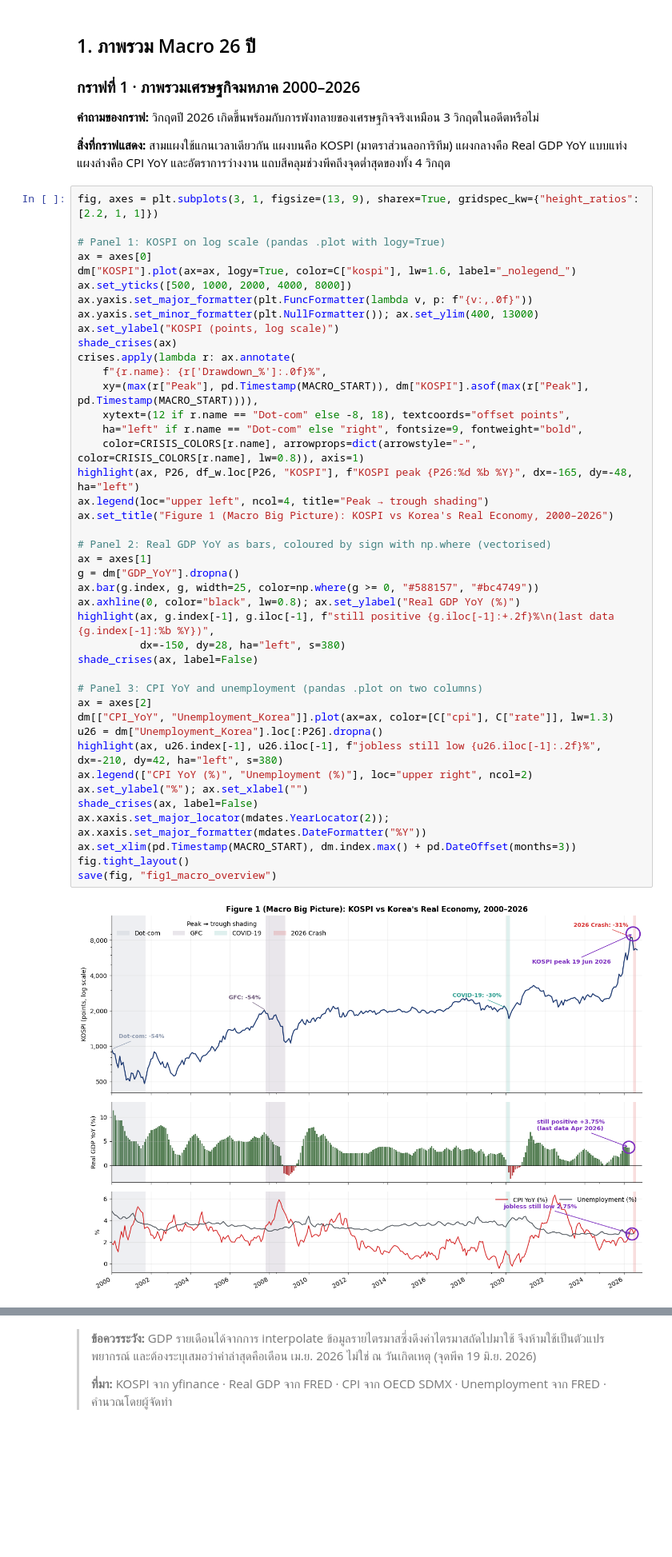
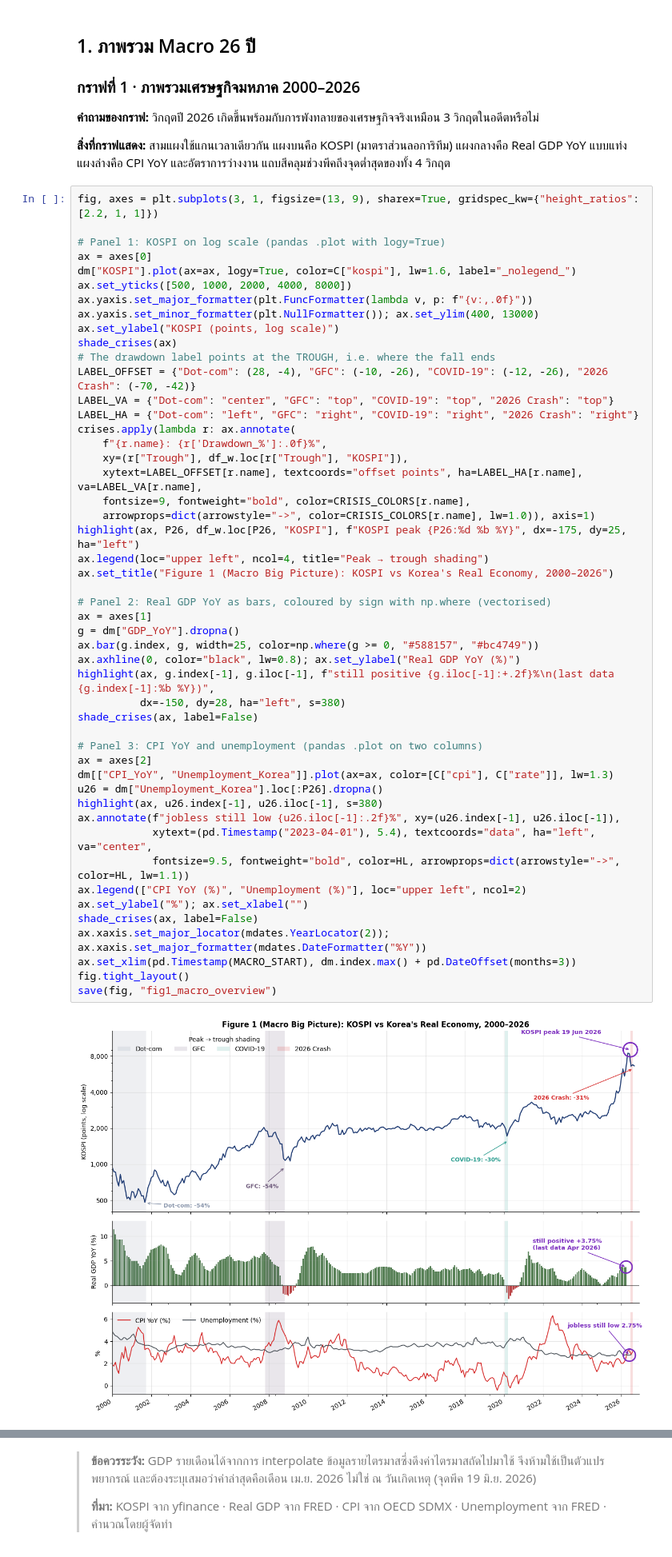
Before and after one commit to atawuttecha/korea-crash-2026, a Jupyter notebook: Korea_Crash_Visualization_CSV.ipynb, the cells around one changed output, grey strips where cells are left out. Shown at 80% size. Saved outputs shown, nothing was run; the diff lists cells and outputs as text; blank space fills up the shorter version.

```diff
--- a/Korea_Crash_Visualization_CSV.ipynb
+++ b/Korea_Crash_Visualization_CSV.ipynb
@@ -248,41 +248,48 @@ dm["KOSPI"].plot(ax=ax, logy=True, color=C["kospi"], lw=1.6, label="_nolegend_")
 ax.set_yticks([500, 1000, 2000, 4000, 8000])
 ax.yaxis.set_major_formatter(plt.FuncFormatter(lambda v, p: f"{v:,.0f}"))
 ax.yaxis.set_minor_formatter(plt.NullFormatter()); ax.set_ylim(400, 13000)
 ax.set_ylabel("KOSPI (points, log scale)")
 shade_crises(ax)
+# The drawdown label points at the TROUGH, i.e. where the fall ends
+LABEL_OFFSET = {"Dot-com": (28, -4), "GFC": (-10, -26), "COVID-19": (-12, -26), "2026 Crash": (-70, -42)}
+LABEL_VA = {"Dot-com": "center", "GFC": "top", "COVID-19": "top", "2026 Crash": "top"}
+LABEL_HA = {"Dot-com": "left", "GFC": "right", "COVID-19": "right", "2026 Crash": "right"}
 crises.apply(lambda r: ax.annotate(
     f"{r.name}: {r['Drawdown_%']:.0f}%",
-    xy=(max(r["Peak"], pd.Timestamp(MACRO_START)), dm["KOSPI"].asof(max(r["Peak"], pd.Timestamp(MACRO_START)))),
-    xytext=(12 if r.name == "Dot-com" else -8, 18), textcoords="offset points",
-    ha="left" if r.name == "Dot-com" else "right", fontsize=9, fontweight="bold",
-    color=CRISIS_COLORS[r.name], arrowprops=dict(arrowstyle="-", color=CRISIS_COLORS[r.name], lw=0.8)), axis=1)
-highlight(ax, P26, df_w.loc[P26, "KOSPI"], f"KOSPI peak {P26:%d %b %Y}", dx=-165, dy=-48, ha="left")
+    xy=(r["Trough"], df_w.loc[r["Trough"], "KOSPI"]),
+    xytext=LABEL_OFFSET[r.name], textcoords="offset points", ha=LABEL_HA[r.name], va=LABEL_VA[r.name],
+    fontsize=9, fontweight="bold", color=CRISIS_COLORS[r.name],
+    arrowprops=dict(arrowstyle="->", color=CRISIS_COLORS[r.name], lw=1.0)), axis=1)
+highlight(ax, P26, df_w.loc[P26, "KOSPI"], f"KOSPI peak {P26:%d %b %Y}", dx=-175, dy=25, ha="left")
 ax.legend(loc="upper left", ncol=4, title="Peak → trough shading")
 ax.set_title("Figure 1 (Macro Big Picture): KOSPI vs Korea's Real Economy, 2000–2026")
 
 # Panel 2: Real GDP YoY as bars, coloured by sign with np.where (vectorised)
 ax = axes[1]
 g = dm["GDP_YoY"].dropna()
 ax.bar(g.index, g, width=25, color=np.where(g >= 0, "#588157", "#bc4749"))
 ax.axhline(0, color="black", lw=0.8); ax.set_ylabel("Real GDP YoY (%)")
 highlight(ax, g.index[-1], g.iloc[-1], f"still positive {g.iloc[-1]:+.2f}%\n(last data {g.index[-1]:%b %Y})",
           dx=-150, dy=28, ha="left", s=380)
 shade_crises(ax, label=False)
 
 # Panel 3: CPI YoY and unemployment (pandas .plot on two columns)
 ax = axes[2]
 dm[["CPI_YoY", "Unemployment_Korea"]].plot(ax=ax, color=[C["cpi"], C["rate"]], lw=1.3)
 u26 = dm["Unemployment_Korea"].loc[:P26].dropna()
-highlight(ax, u26.index[-1], u26.iloc[-1], f"jobless still low {u26.iloc[-1]:.2f}%", dx=-210, dy=42, ha="left", s=380)
-ax.legend(["CPI YoY (%)", "Unemployment (%)"], loc="upper right", ncol=2)
+highlight(ax, u26.index[-1], u26.iloc[-1], s=380)
+ax.annotate(f"jobless still low {u26.iloc[-1]:.2f}%", xy=(u26.index[-1], u26.iloc[-1]),
+            xytext=(pd.Timestamp("2023-04-01"), 5.4), textcoords="data", ha="left", va="center",
+            fontsize=9.5, fontweight="bold", color=HL, arrowprops=dict(arrowstyle="->", color=HL, lw=1.1))
+ax.legend(["CPI YoY (%)", "Unemployment (%)"], loc="upper left", ncol=2)
 ax.set_ylabel("%"); ax.set_xlabel("")
 shade_crises(ax, label=False)
 ax.xaxis.set_major_locator(mdates.YearLocator(2)); ax.xaxis.set_major_formatter(mdates.DateFormatter("%Y"))
 ax.set_xlim(pd.Timestamp(MACRO_START), dm.index.max() + pd.DateOffset(months=3))
 fig.tight_layout()
 save(fig, "fig1_macro_overview")
 # %% [output]
-[figure, old version]
+[figure, new version]
 # %%
 display(crises[["Peak", "Trough", "Drawdown_%", "Weeks_to_trough"]].assign(
     Peak=lambda d: d["Peak"].dt.date, Trough=lambda d: d["Trough"].dt.date).round(1))
```
Also changed, not shown: parts of 4 cells of this notebook.
